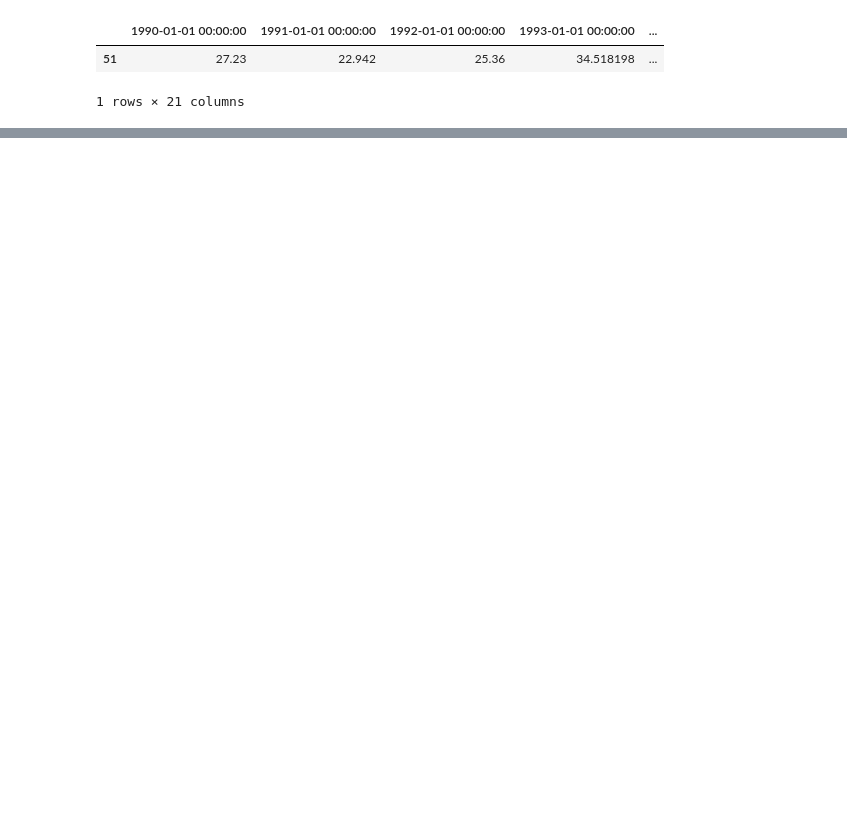
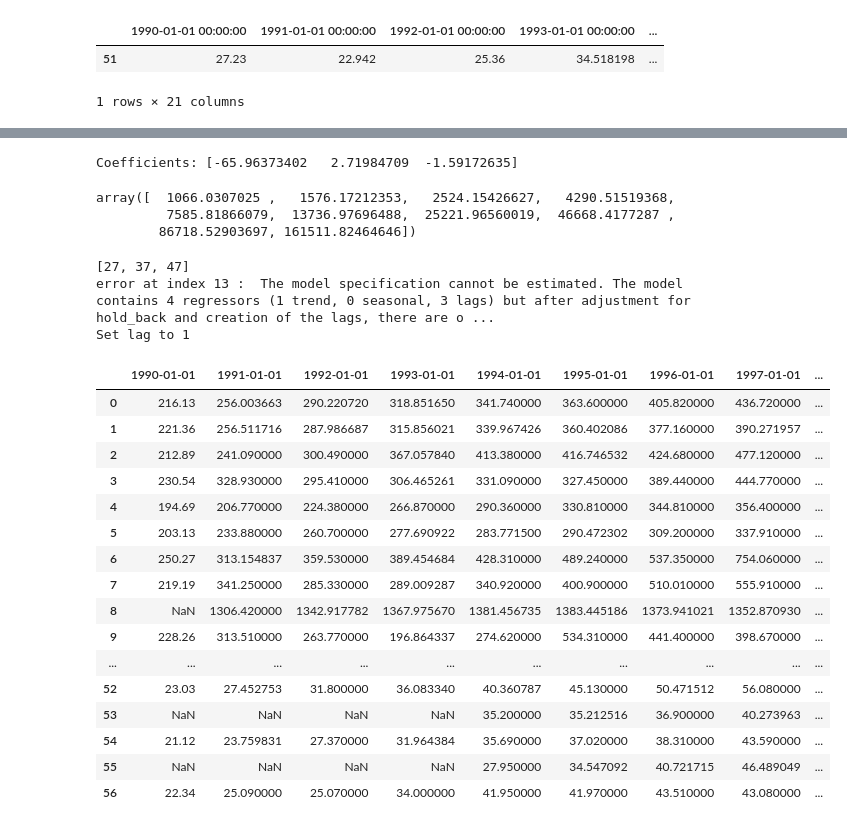
Before and after one commit to pranjalsrv/agriCult, a Jupyter notebook: data_exploration.ipynb, the cells around one changed output, grey strips where cells are left out. Drawn from its saved outputs; the diff is of its cells as text; code cells hidden in the pictures; blank space fills up the shorter version.

Commit message:
predicting done, something wrong

```diff
--- a/data_exploration.ipynb
+++ b/data_exploration.ipynb
@@ -124,0 +122,5 @@ single_line
+# %%
+sl = single_line
+for i in range(2009,2019):
+    sl[pd.to_datetime(str(i))]  = np.NAN
+sl.iloc[0]
@@ -124,0 +149,20 @@ single_line
+# %%
+def interpolate_further(data):
+    #print(data.head())
+    timeData = data.drop(["State","Crop"],axis=1)
+    # for i in range(2009,2019):
+    #     timeData[pd.to_datetime(str(i))]  = np.NAN
+    for i in range(1998,2004):
+            timeData[pd.to_datetime(str(i))]  = np.NAN
+    df = pd.DataFrame()
+    error_index = []
+    for index, row in timeData.iterrows():
+        try:
+            df = df.append(row.astype(float).interpolate(method="polynomial", order=2),ignore_index=True)
+        except Exception as e:
+            print(data.iloc[index]["State"],data.iloc[index]["Crop"],"Error: ",e)
+            error_index.append(index)
+    return df,error_index
+# %%
+newdf,error_index = interpolate_further(data)
+error_index
@@ -124,0 +214,7 @@ single_line
+# %%
+train = newdf.iloc[0].values
+model = AutoReg(train, lags=2)
+model_fit = model.fit()
+print('Coefficients: %s' % model_fit.params)
+# %% [output]
+Coefficients: [-65.96373402   2.71984709  -1.59172635]
@@ -124,0 +223,6 @@ single_line
+# %%
+predictions
+# %% [output]
+array([  1066.0307025 ,   1576.17212353,   2524.15426627,   4290.51519368,
+         7585.81866079,  13736.97696488,  25221.96560019,  46668.4177287 ,
+        86718.52903697, 161511.82464646])
@@ -124,0 +246,39 @@ single_line
+# %%
+allnarowremdf = newdf.dropna(how='all')
+only_na = ~df.index.isin(allnarowremdf.index)
+error_index = []
+for index,val in enumerate(only_na):
+    if val:
+        error_index.append(index)
+print(error_index)
+pred_df = pd.DataFrame()
+for index,row in allnarowremdf.iterrows():
+    row = row.dropna()
+    tt = predict(row,index)
+    pred_df = pred_df.append(tt)
+#tt = predict(newdf.iloc[0])
+#tt
+# %% [output]
+[27, 37, 47]
+error at index 13 :  The model specification cannot be estimated. The model contains 4 regressors (1 trend, 0 seasonal, 3 lags) but after adjustment for hold_back and creation of the lags, there are o ...
+Set lag to 1
+# %%
+allnarowremdf
+# %% [output]
+|  | 1990-01-01 | 1991-01-01 | 1992-01-01 | 1993-01-01 | 1994-01-01 | 1995-01-01 | 1996-01-01 | 1997-01-01 | ... |
+| 0 | 216.13 | 256.003663 | 290.220720 | 318.851650 | 341.740000 | 363.600000 | 405.820000 | 436.720000 | ... |
+| 1 | 221.36 | 256.511716 | 287.986687 | 315.856021 | 339.967426 | 360.402086 | 377.160000 | 390.271957 | ... |
+| 2 | 212.89 | 241.090000 | 300.490000 | 367.057840 | 413.380000 | 416.746532 | 424.680000 | 477.120000 | ... |
+| 3 | 230.54 | 328.930000 | 295.410000 | 306.465261 | 331.090000 | 327.450000 | 389.440000 | 444.770000 | ... |
+| 4 | 194.69 | 206.770000 | 224.380000 | 266.870000 | 290.360000 | 330.810000 | 344.810000 | 356.400000 | ... |
+| 5 | 203.13 | 233.880000 | 260.700000 | 277.690922 | 283.771500 | 290.472302 | 309.200000 | 337.910000 | ... |
+| 6 | 250.27 | 313.154837 | 359.530000 | 389.454684 | 428.310000 | 489.240000 | 537.350000 | 754.060000 | ... |
+| 7 | 219.19 | 341.250000 | 285.330000 | 289.009287 | 340.920000 | 400.900000 | 510.010000 | 555.910000 | ... |
+| 8 | NaN | 1306.420000 | 1342.917782 | 1367.975670 | 1381.456735 | 1383.445186 | 1373.941021 | 1352.870930 | ... |
+| 9 | 228.26 | 313.510000 | 263.770000 | 196.864337 | 274.620000 | 534.310000 | 441.400000 | 398.670000 | ... |
+| ... | ... | ... | ... | ... | ... | ... | ... | ... | ... |
+| 52 | 23.03 | 27.452753 | 31.800000 | 36.083340 | 40.360787 | 45.130000 | 50.471512 | 56.080000 | ... |
+| 53 | NaN | NaN | NaN | NaN | 35.200000 | 35.212516 | 36.900000 | 40.273963 | ... |
+| 54 | 21.12 | 23.759831 | 27.370000 | 31.964384 | 35.690000 | 37.020000 | 38.310000 | 43.590000 | ... |
+| 55 | NaN | NaN | NaN | NaN | 27.950000 | 34.547092 | 40.721715 | 46.489049 | ... |
+| 56 | 22.34 | 25.090000 | 25.070000 | 34.000000 | 41.950000 | 41.970000 | 43.510000 | 43.080000 | ... |
```
Also changed, not shown: parts of 17 cells of this notebook, 1 other file.
